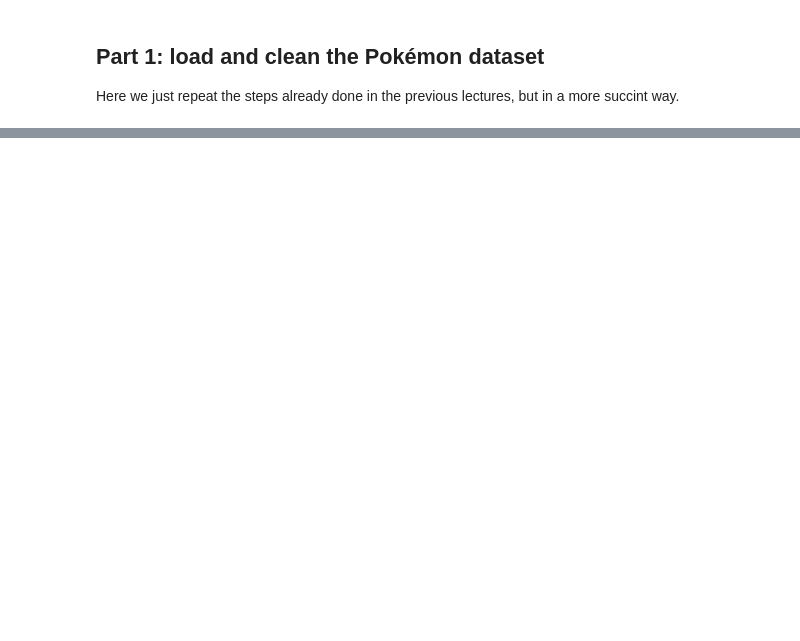
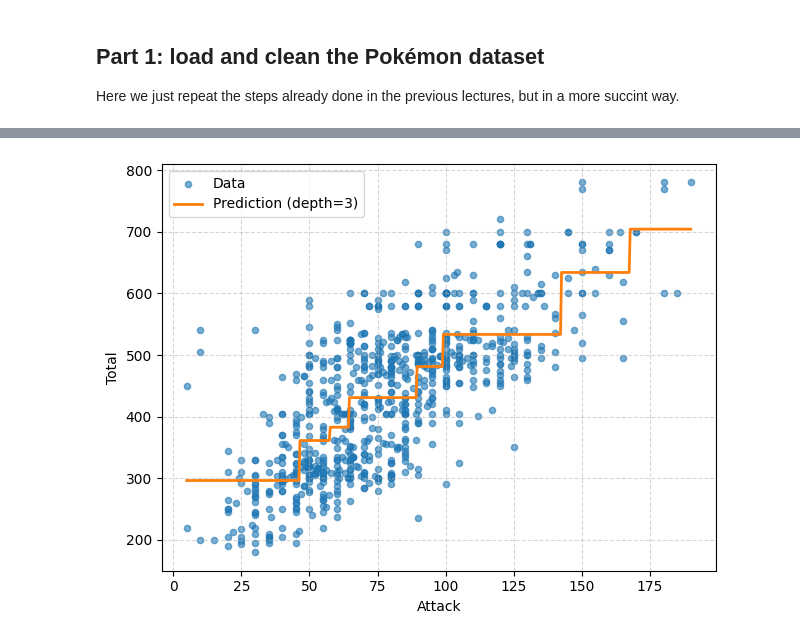
Before and after one commit to rafaeldavidjose/MLF-25-26, a Jupyter notebook: Class 4/lecture04.ipynb, the cells around one changed output, grey strips where cells are left out. Saved outputs shown, nothing was run; the diff lists cells and outputs as text; code cells hidden in the pictures; blank space fills up the shorter version.

```diff
--- a/Class 4/lecture04.ipynb
+++ b/Class 4/lecture04.ipynb
@@ -8,23 +8,27 @@ course.
 import numpy as np
 import pandas as pd
 import seaborn as sns
+import cycler
 
 # The Path object from pathlib allows us to easily build paths in an
 # OS-independent fashion
 from pathlib import Path
 
+# Import the cycle function from itertools to help with cycling through colors
+from itertools import cycle
+
 # Load the required scikit-learn classes and functions
-from sklearn.metrics.pairwise import euclidean_distances
-from sklearn.preprocessing import StandardScaler
-from sklearn.tree import DecisionTreeClassifier, export_text, plot_tree
+from sklearn.tree import DecisionTreeRegressor, plot_tree
 from sklearn.linear_model import LinearRegression
 from sklearn.model_selection import train_test_split
-from sklearn.metrics import accuracy_score, mean_absolute_error, mean_absolute_percentage_error
+from sklearn.metrics import mean_absolute_error, mean_absolute_percentage_error, r2_score
 import matplotlib.pyplot as plt
 from scipy import stats
 
-# Set a nicer style for Seaborn plots
-sns.set_style("darkgrid")
+# Get the colors array from the current matplotlib colormap
+# We'll cycle through these predefined colors in each plot to keep consistency
+# and so that our plots don't look horrible with colors chosen by us
+colors = plt.rcParams["axes.prop_cycle"].by_key()["color"]
 # %% [markdown]
 ## Part 1: load and clean the Pokémon dataset
 
@@ -223,0 +59,35 @@ y_pred = model.predict(X_test)
+# %%
+# 1D regression: predict Total from Attack
+X = df[["Attack"]].to_numpy()
+y = df["Total"].to_numpy()
+
+# Max depth: change this to see how the regression line changes
+max_depth = 3
+
+# Fit regression tree
+# - Note we're using the whole training data! Our goal here is only to plot a
+# (mostly) continuous regression line so we get an intuition of how the
+# decision tree regressor works
+# - See part 4 below to see an actual prediction being made
+tree_1d = DecisionTreeRegressor(max_depth=max_depth, random_state=42)
+tree_1d.fit(X, y)
+
+# Create test data for plotting: we basically create a lot of points so we can
+# draw a continuous line connecting them
+# The reshape(-1, 1) at the end converts the vector returned by linspace into
+# a [500, 1] matrix (the -1 means use the complete length of values)
+X_test = np.linspace(X.min(), X.max(), 500).reshape(-1, 1)
+y_pred = tree_1d.predict(X_test)
+
+# Let's create the plot
+cycler = cycle(colors) # Color cycler
+fig1, ax1 = plt.subplots()
+ax1.scatter(X, y, s=20, alpha=0.6, color=next(cycler), label="Data")
+ax1.plot(X_test, y_pred, color=next(cycler), linewidth=2, label=f"Prediction (depth={max_depth})")
+ax1.set_xlabel("Attack")
+ax1.set_ylabel("Total")
+ax1.legend()
+ax1.grid(True, linestyle='--', alpha=0.5)
+fig1.tight_layout()
+# %% [output]
+[figure, added]
```
Also changed, not shown: parts of 27 cells of this notebook, 1 other file.
